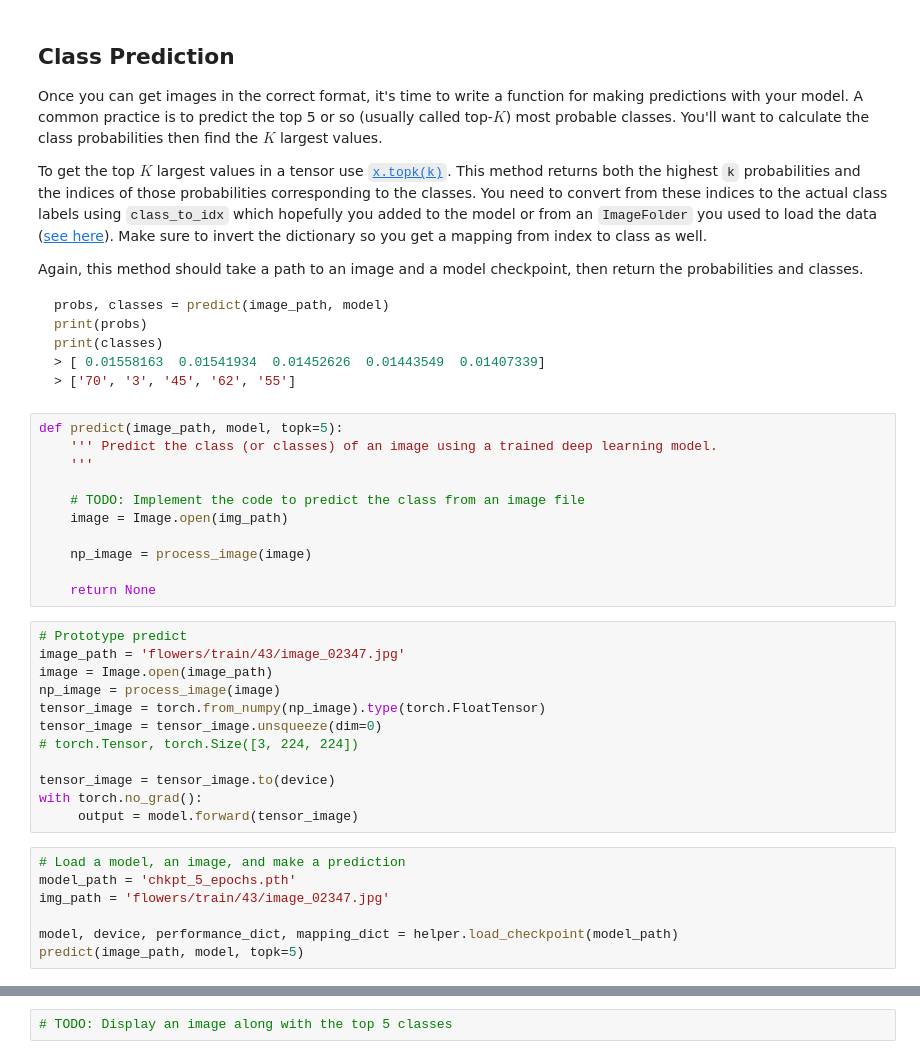
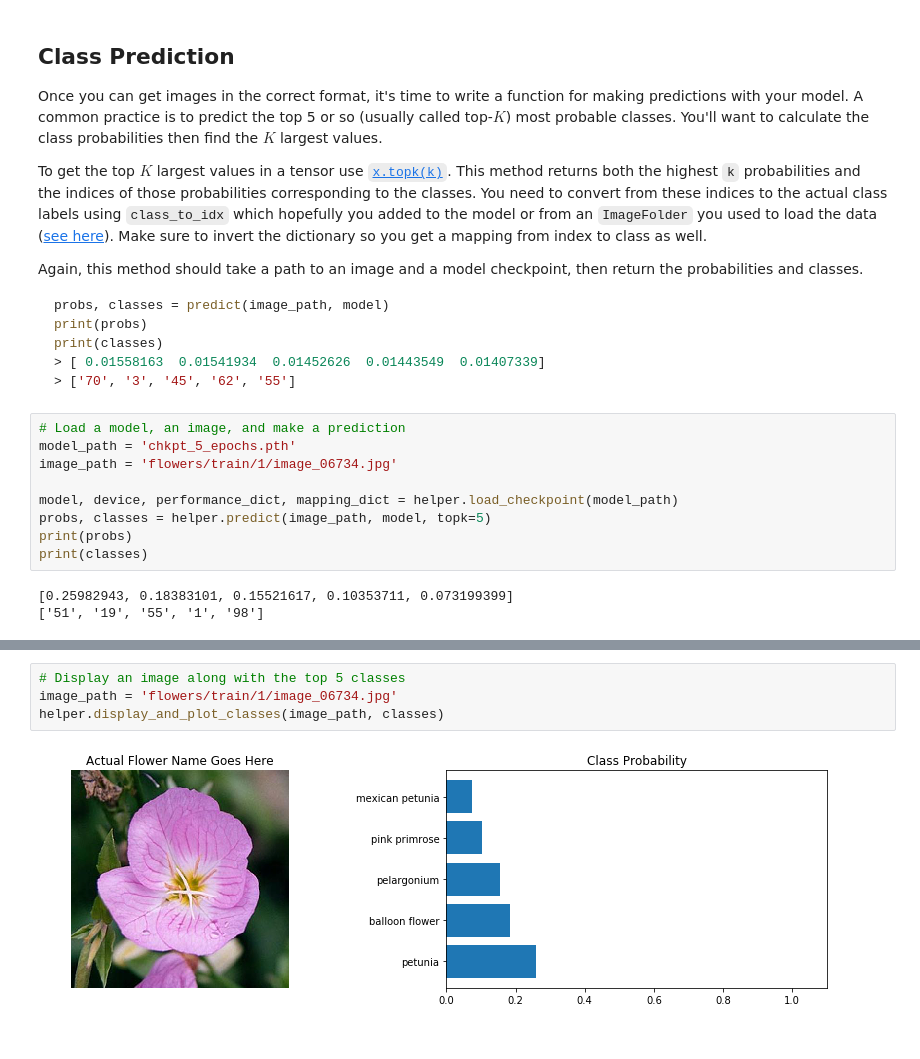
Before and after one commit to jeff-daniels/Udacity-Machine-Learning-Introduction-Nanodegree, a Jupyter notebook: Project 2: Image Classifier/Image Classifier Project.ipynb, the cells around one changed output, grey strips where cells are left out. Drawn from its saved outputs; the diff is of its cells as text.

Commit message:
predict and display_and_plot_classes defined

````diff
--- a/Project 2: Image Classifier/Image Classifier Project.ipynb
+++ b/Project 2: Image Classifier/Image Classifier Project.ipynb
@@ -260,36 +260,18 @@ print(classes)
 > [ 0.01558163  0.01541934  0.01452626  0.01443549  0.01407339]
 > ['70', '3', '45', '62', '55']
 ```
-# %%
-def predict(image_path, model, topk=5):
-    ''' Predict the class (or classes) of an image using a trained deep learning model.
-    '''
-
-    # TODO: Implement the code to predict the class from an image file
-    image = Image.open(img_path)
-
-    np_image = process_image(image)
-
-    return None
-# %%
-# Prototype predict
-image_path = 'flowers/train/43/image_02347.jpg'
-image = Image.open(image_path)
-np_image = process_image(image)
-tensor_image = torch.from_numpy(np_image).type(torch.FloatTensor)
-tensor_image = tensor_image.unsqueeze(dim=0)
-# torch.Tensor, torch.Size([3, 224, 224])
-
-tensor_image = tensor_image.to(device)
-with torch.no_grad():
-     output = model.forward(tensor_image)
 # %%
 # Load a model, an image, and make a prediction
 model_path = 'chkpt_5_epochs.pth'
-img_path = 'flowers/train/43/image_02347.jpg'
+image_path = 'flowers/train/1/image_06734.jpg'
 
 model, device, performance_dict, mapping_dict = helper.load_checkpoint(model_path)
-predict(image_path, model, topk=5)
+probs, classes = helper.predict(image_path, model, topk=5)
+print(probs)
+print(classes)
+# %% [output]
+[0.25982943, 0.18383101, 0.15521617, 0.10353711, 0.073199399]
+['51', '19', '55', '1', '98']
 # %% [markdown]
 ## Sanity Checking
 
@@ -299,4 +281,8 @@ Now that you can use a trained model for predictions, check to make sure it make
 
 You can convert from the class integer encoding to actual flower names with the `cat_to_name.json` file (should have been loaded earlier in the notebook). To show a PyTorch tensor as an image, use the `imshow` function defined above.
 # %%
-# TODO: Display an image along with the top 5 classes
+# Display an image along with the top 5 classes
+image_path = 'flowers/train/1/image_06734.jpg'
+helper.display_and_plot_classes(image_path, classes)
+# %% [output]
+[figure, added]
````
Also changed, not shown: 1 other file.
